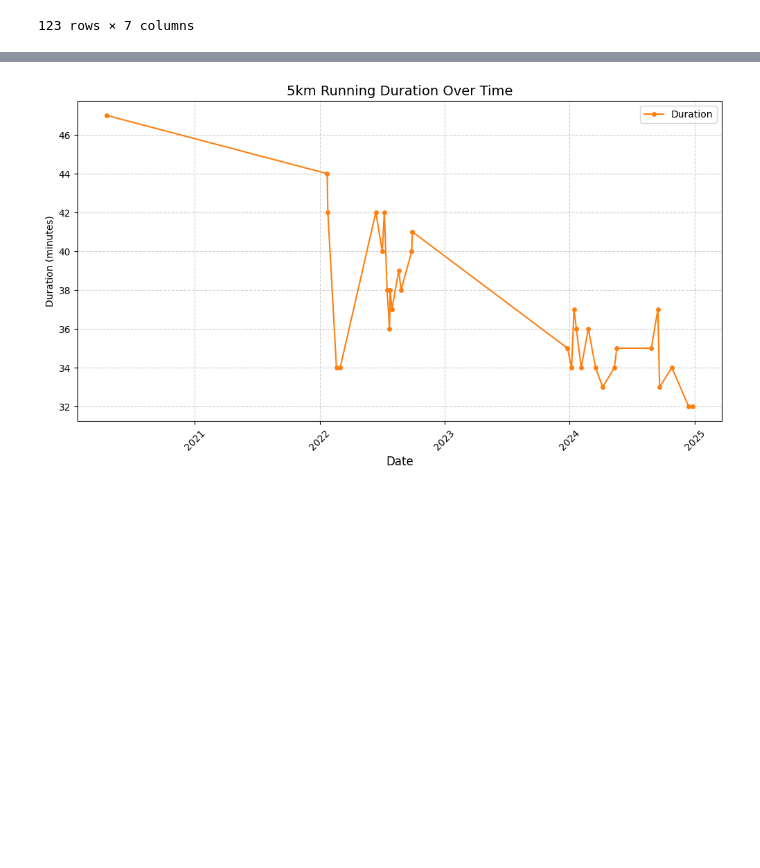
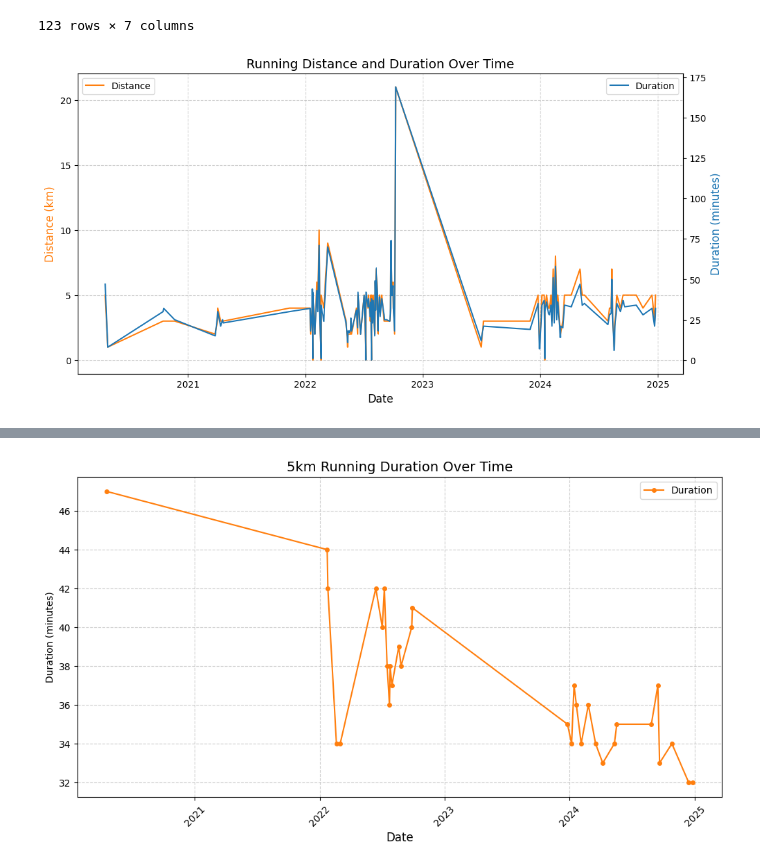
Before and after one commit to lerissamistry/My-Fitness-Journey-Through-Data, a Jupyter notebook: My_Fitness_Journey_Through_Data_A_Five_Year_Transformation.ipynb, the cells around one changed output, grey strips where cells are left out. Drawn from its saved outputs; the diff is of its cells as text; code cells hidden in the pictures; blank space fills up the shorter version.

```diff
--- a/My_Fitness_Journey_Through_Data_A_Five_Year_Transformation.ipynb
+++ b/My_Fitness_Journey_Through_Data_A_Five_Year_Transformation.ipynb
@@ -420,3 +470,34 @@ running_workouts
 | 2020-04-27 | Outdoor Run | 54.0 | 0.0 | 0.0 | 1.0 | ... |
 | 2020-04-19 | Outdoor Run | 236.0 | 0.0 | 0.0 | 5.0 | ... |
 123 rows × 7 columns
+# %%
+# Create figure and primary y-axis
+fig, ax1 = plt.subplots(figsize=(12, 6))
+
+# Plot Distance on the primary y-axis
+ax1.plot(running_workouts.index, running_workouts['Distance (km)'], linestyle='-', color='#ff7f0e', markersize=4, label='Distance')
+
+# Create secondary y-axis for Duration
+ax2 = ax1.twinx()
+ax2.plot(running_workouts.index, running_workouts['Duration (minutes)'], linestyle='-', color='#1f77b4', markersize=4, label='Duration')
+
+# Titles and labels
+ax1.set_title('Running Distance and Duration Over Time', fontsize=14)
+ax1.set_xlabel('Date', fontsize=12)
+ax1.set_ylabel('Distance (km)', fontsize=12, color='#ff7f0e')
+ax2.set_ylabel('Duration (minutes)', fontsize=12, color='#1f77b4')
+
+# Rotate x-axis labels for better readability
+plt.xticks(rotation=45)
+
+# Add grid
+ax1.grid(True, linestyle='--', alpha=0.6)
+
+# Create separate legends for each axis
+ax1.legend(loc='upper left')
+ax2.legend(loc='upper right')
+
+# Show plot
+plt.show()
+# %% [output]
+[figure, added]
```
Also changed, not shown: parts of 9 cells of this notebook.
